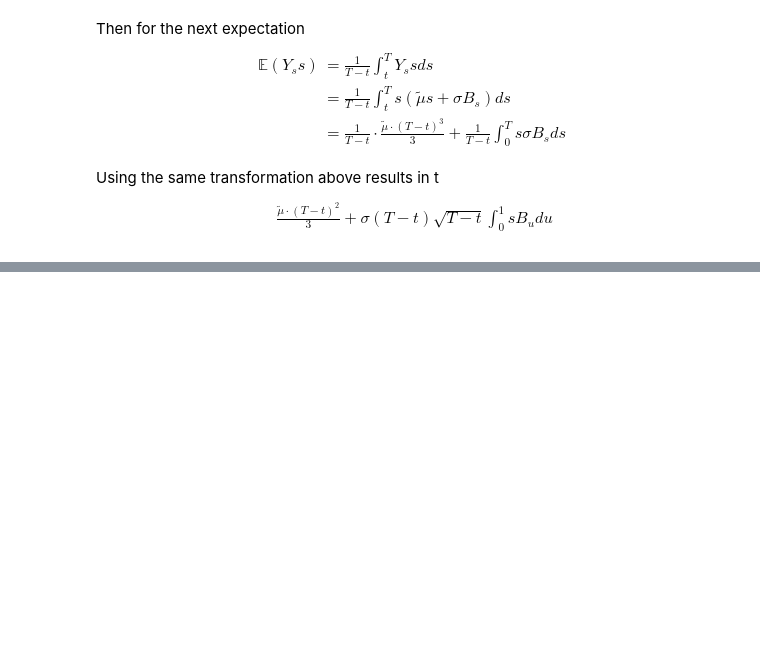
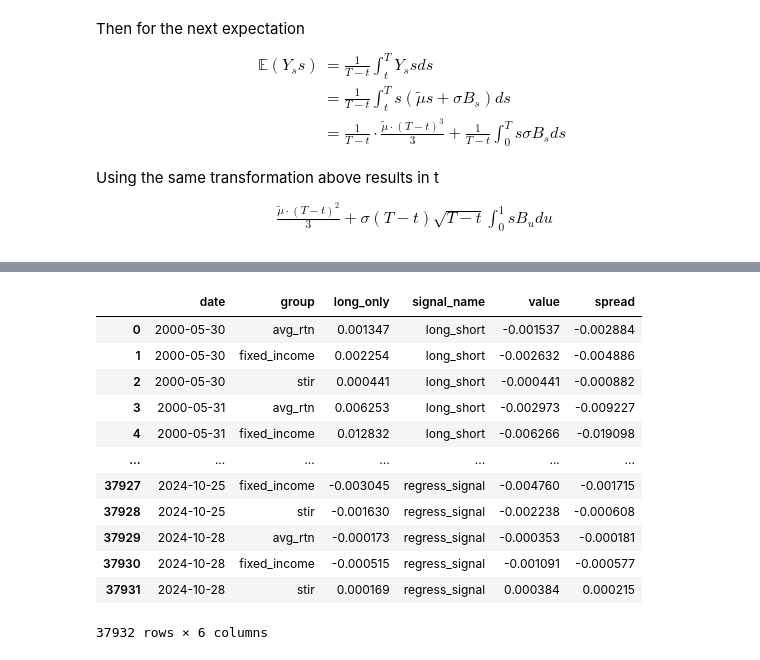
Before and after one commit to diegodalvarez/TrendSystem, a Jupyter notebook: Research/Writeups/SocieteGeneraleRates.ipynb, the cells around one changed output, grey strips where cells are left out. Cells and saved outputs as stored; diff of their text form; code cells hidden in the pictures; blank space fills up the shorter version.

```diff
--- a/Research/Writeups/SocieteGeneraleRates.ipynb
+++ b/Research/Writeups/SocieteGeneraleRates.ipynb
@@ -394,0 +340,18 @@ df_straddle = (pd
+# %%
+def _vol_target(df: pd.DataFrame, window: int = 100) -> pd.DataFrame:
+
+    df_out = (df
+        .assign(
+            vol_rtn  = lambda x: x.signal_rtn * (0.1 / (x.signal_rtn.ewm(span = window, adjust = False).std() * np.sqrt(252))),
+            cuml_rtn = lambda x: x.vol_rtn.rolling(window = 30).sum()))
+
+    return df_out
+
+
+df_vol_rtn = (df_signal_rtn
+    .set_index("date")
+    .assign(group_var = lambda x: x.group + "_" + x.signal_name)
+    .groupby("group_var")
+    .apply(_vol_target)
+    .reset_index()
+    .drop(columns = ["group_var"]))
@@ -394,0 +436,22 @@ df_straddle = (pd
+# %%
+(df_port
+    .melt(id_vars = ["date", "signal_name"])
+    .pivot(index = ["date", "group"], columns = "signal_name", values = "value")
+    .reset_index()
+    .melt(id_vars = ["date", "group", "long_only"])
+    .assign(spread = lambda x: x.value - x.long_only)
+    .loc[lambda x: x.signal_name == x.signal_nam])
+# %% [output]
+|  | date | group | long_only | signal_name | value | spread |
+| 0 | 2000-05-30 | avg_rtn | 0.001347 | long_short | -0.001537 | -0.002884 |
+| 1 | 2000-05-30 | fixed_income | 0.002254 | long_short | -0.002632 | -0.004886 |
+| 2 | 2000-05-30 | stir | 0.000441 | long_short | -0.000441 | -0.000882 |
+| 3 | 2000-05-31 | avg_rtn | 0.006253 | long_short | -0.002973 | -0.009227 |
+| 4 | 2000-05-31 | fixed_income | 0.012832 | long_short | -0.006266 | -0.019098 |
+| ... | ... | ... | ... | ... | ... | ... |
+| 37927 | 2024-10-25 | fixed_income | -0.003045 | regress_signal | -0.004760 | -0.001715 |
+| 37928 | 2024-10-25 | stir | -0.001630 | regress_signal | -0.002238 | -0.000608 |
+| 37929 | 2024-10-28 | avg_rtn | -0.000173 | regress_signal | -0.000353 | -0.000181 |
+| 37930 | 2024-10-28 | fixed_income | -0.000515 | regress_signal | -0.001091 | -0.000577 |
+| 37931 | 2024-10-28 | stir | 0.000169 | regress_signal | 0.000384 | 0.000215 |
+37932 rows × 6 columns
```
Also changed, not shown: parts of 25 cells of this notebook.
